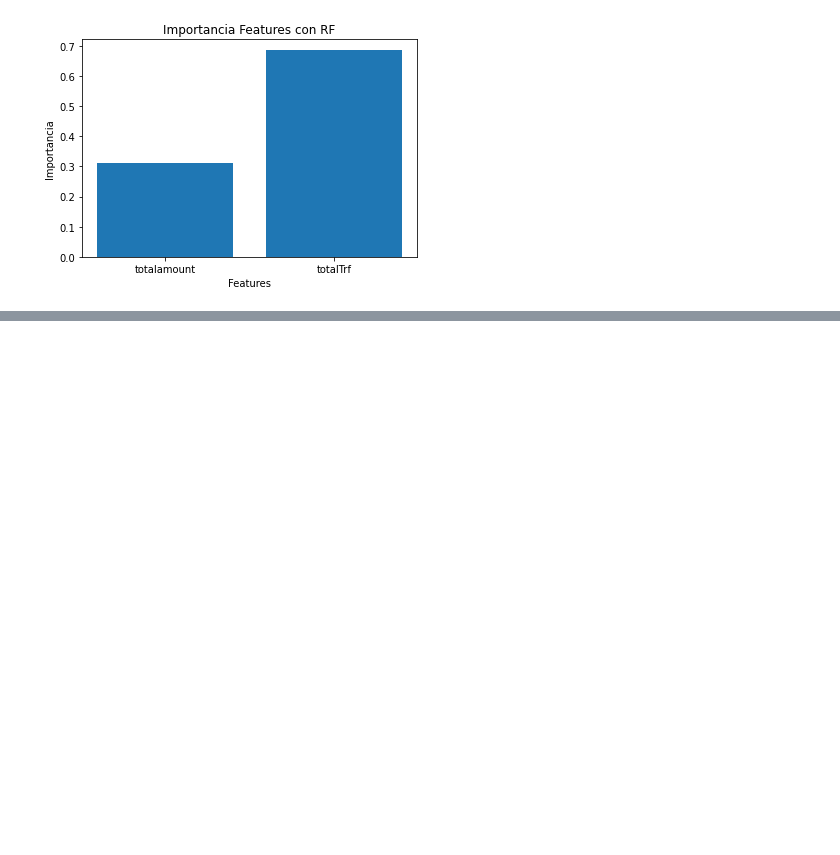
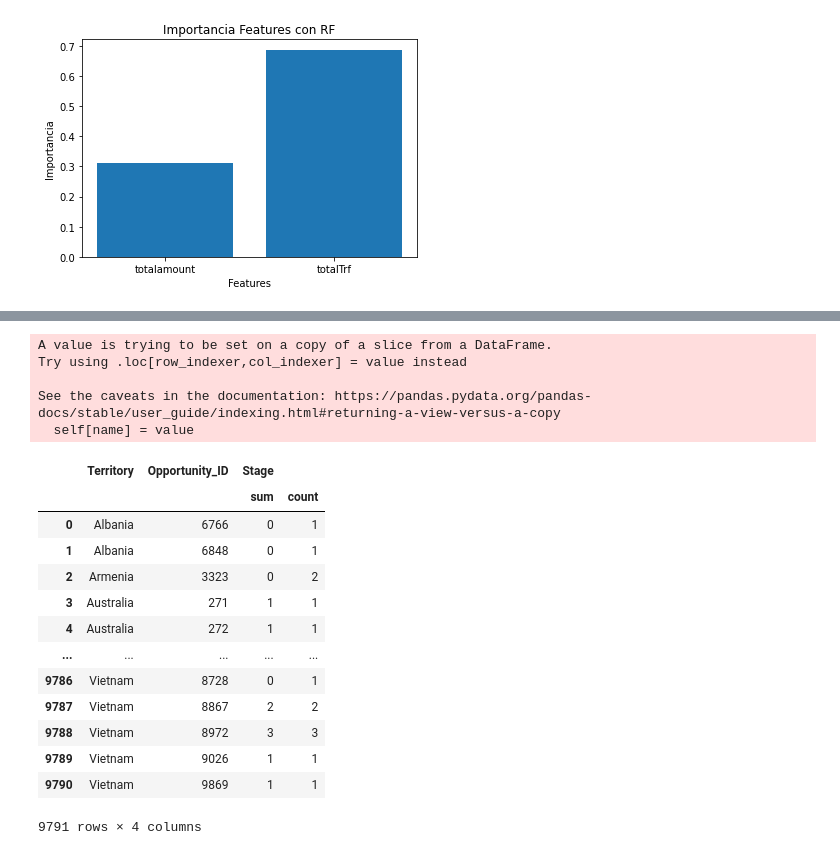
Before and after one commit to joaquinparodi/TP-DATOS, a Jupyter notebook: tp2orga_joaquin.ipynb, the cells around one changed output, grey strips where cells are left out. Drawn from its saved outputs; the diff is of its cells as text; code cells hidden in the pictures; blank space fills up the shorter version.

Commit message:
feature territory

```diff
--- a/tp2orga_joaquin.ipynb
+++ b/tp2orga_joaquin.ipynb
@@ -264,3 +261,6 @@ modelo.formarDfKaggle(dfTestFeature,prediccion)
 modelo.featureImportancia( X_train)
 # %% [output]
 [figure]
+# %%
+dfentrenami=entrenamiento[['Opportunity_ID','Territory','Stage']]
+dfentrenami.head(5)
@@ -266,0 +274,4 @@ modelo.featureImportancia( X_train)
+# %%
+df = dfentrenami.replace('Closed Won', '1')
+df = df.replace('Closed Lost', '0')
+df
@@ -266,0 +314,3 @@ modelo.featureImportancia( X_train)
+# %%
+df = df[df['Stage'].isin(['0','1'])]
+df
@@ -266,0 +331,27 @@ modelo.featureImportancia( X_train)
+# %%
+df.Stage = df.Stage.astype(int)
+# %% [output]
+A value is trying to be set on a copy of a slice from a DataFrame.
+Try using .loc[row_indexer,col_indexer] = value instead
+
+See the caveats in the documentation: https://pandas.pydata.org/pandas-docs/stable/user_guide/indexing.html#returning-a-view-versus-a-copy
+  self[name] = value
+# %%
+df = df.groupby(['Territory','Opportunity_ID']).agg({'Stage':['sum','count']})
+df = df.reset_index()
+df
+# %% [output]
+|  | Territory | Opportunity_ID | Stage |  |
+|  |  |  | sum | count |
+| 0 | Albania | 6766 | 0 | 1 |
+| 1 | Albania | 6848 | 0 | 1 |
+| 2 | Armenia | 3323 | 0 | 2 |
+| 3 | Australia | 271 | 1 | 1 |
+| 4 | Australia | 272 | 1 | 1 |
+| ... | ... | ... | ... | ... |
+| 9786 | Vietnam | 8728 | 0 | 1 |
+| 9787 | Vietnam | 8867 | 2 | 2 |
+| 9788 | Vietnam | 8972 | 3 | 3 |
+| 9789 | Vietnam | 9026 | 1 | 1 |
+| 9790 | Vietnam | 9869 | 1 | 1 |
+9791 rows × 4 columns
```
Also changed, not shown: parts of 10 cells of this notebook.
